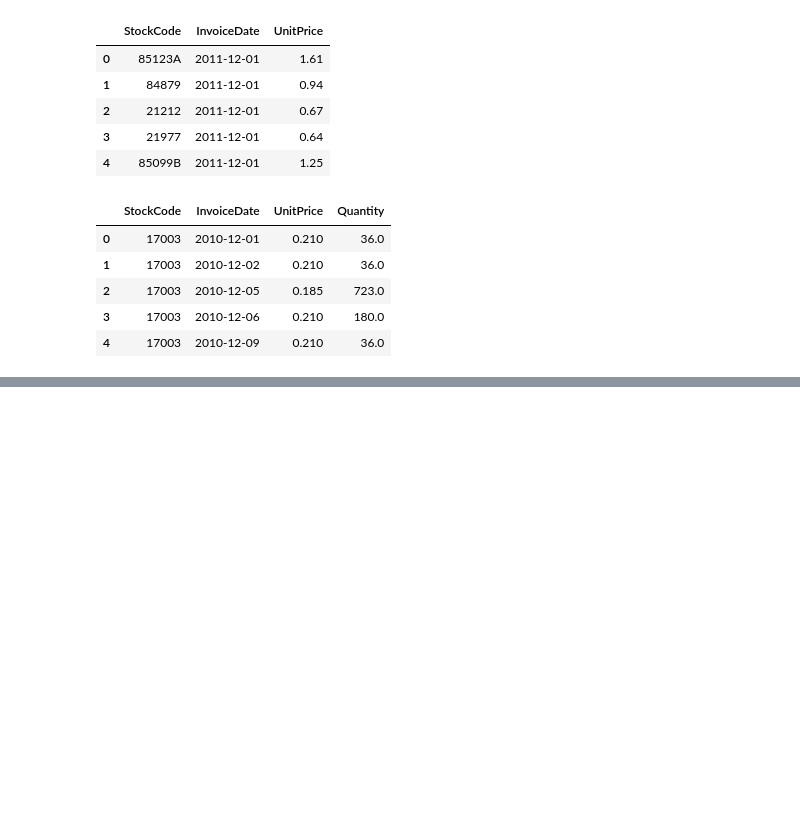
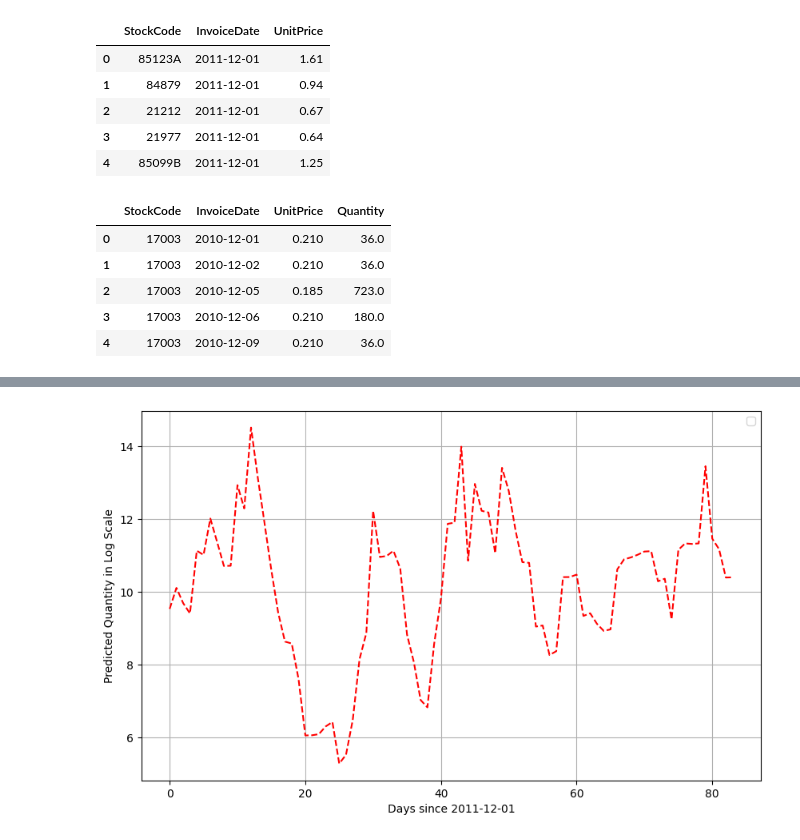
Before and after one commit to t07902301/Price-Elasticity, a Jupyter notebook: Modelling.ipynb, the cells around one changed output, grey strips where cells are left out. Cells and saved outputs as stored; diff of their text form; code cells hidden in the pictures; blank space fills up the shorter version.

```diff
--- a/Modelling.ipynb
+++ b/Modelling.ipynb
@@ -267,7 +263,7 @@ rslt_df.to_csv('model_comparison.csv', index=False)
 # %% [markdown]
 # Apply Model to the Next Year
 # %%
-promote_df = pd.read_csv('promote.csv')
+promote_df = pd.read_csv('Promo Plan.csv')
 promote_df.dropna(inplace=True)
 promote_df.rename(columns={'Unnamed: 0': 'StockCode'}, inplace=True)
 promote_df.head()
@@ -399,3 +424,14 @@ plt.show()
+# %%
+plt.figure(figsize=(10, 6))
+plt.plot(results[target_product], color='red', linestyle='--')
+plt.xlabel('Days since 2011-12-01')
+plt.ylabel('Predicted Quantity in Log Scale')
+# plt.title('Actual vs Predicted Values')
+plt.legend()
+plt.grid(True)
+plt.show()
+# %% [output]
+[figure, added]
 # %%
 plt.plot(np.exp(results[target_product]), color='red', linestyle='--')
 plt.xlabel('Days since 2011-12-01')
```
Also changed, not shown: parts of 26 cells of this notebook.
